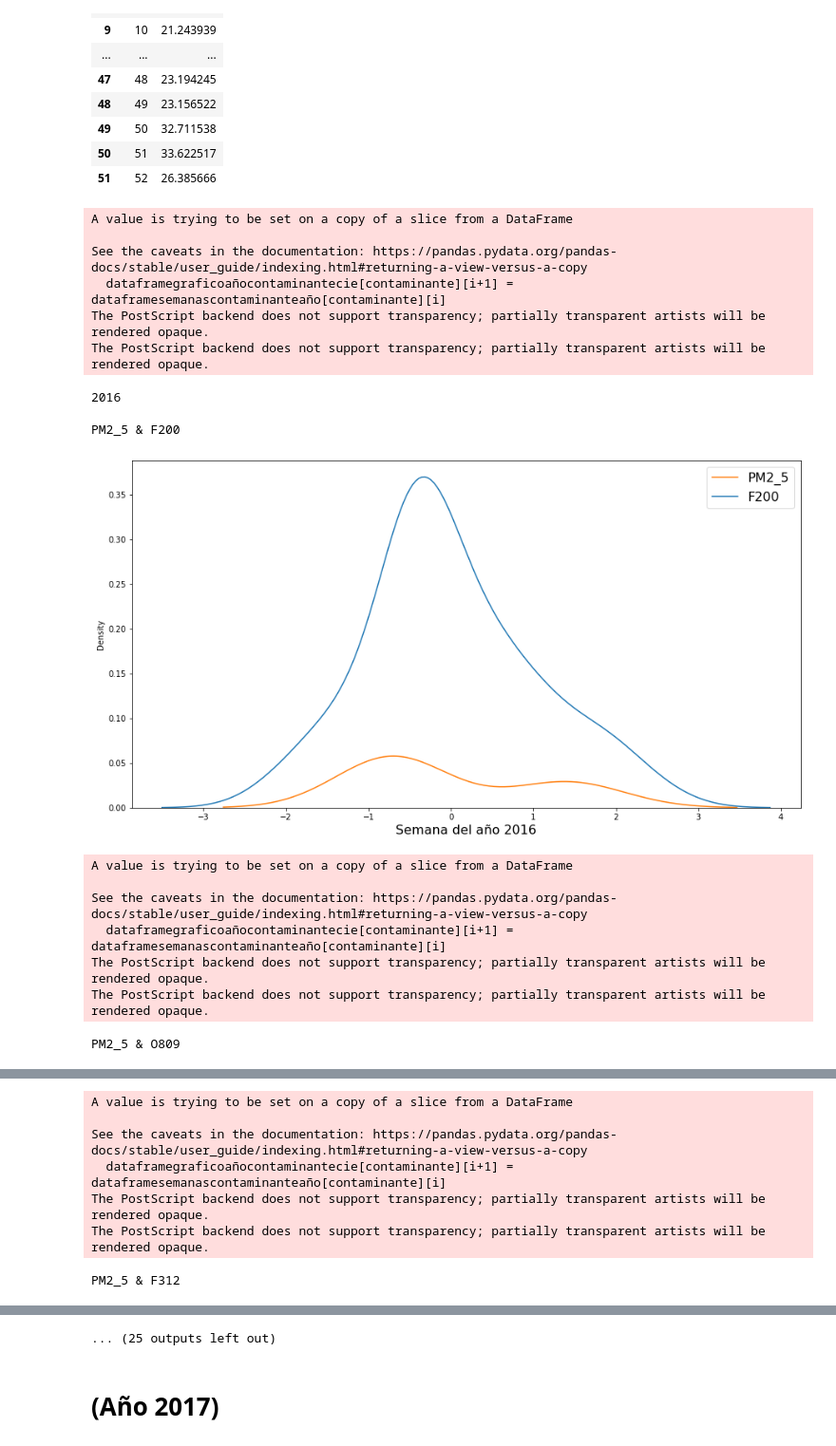
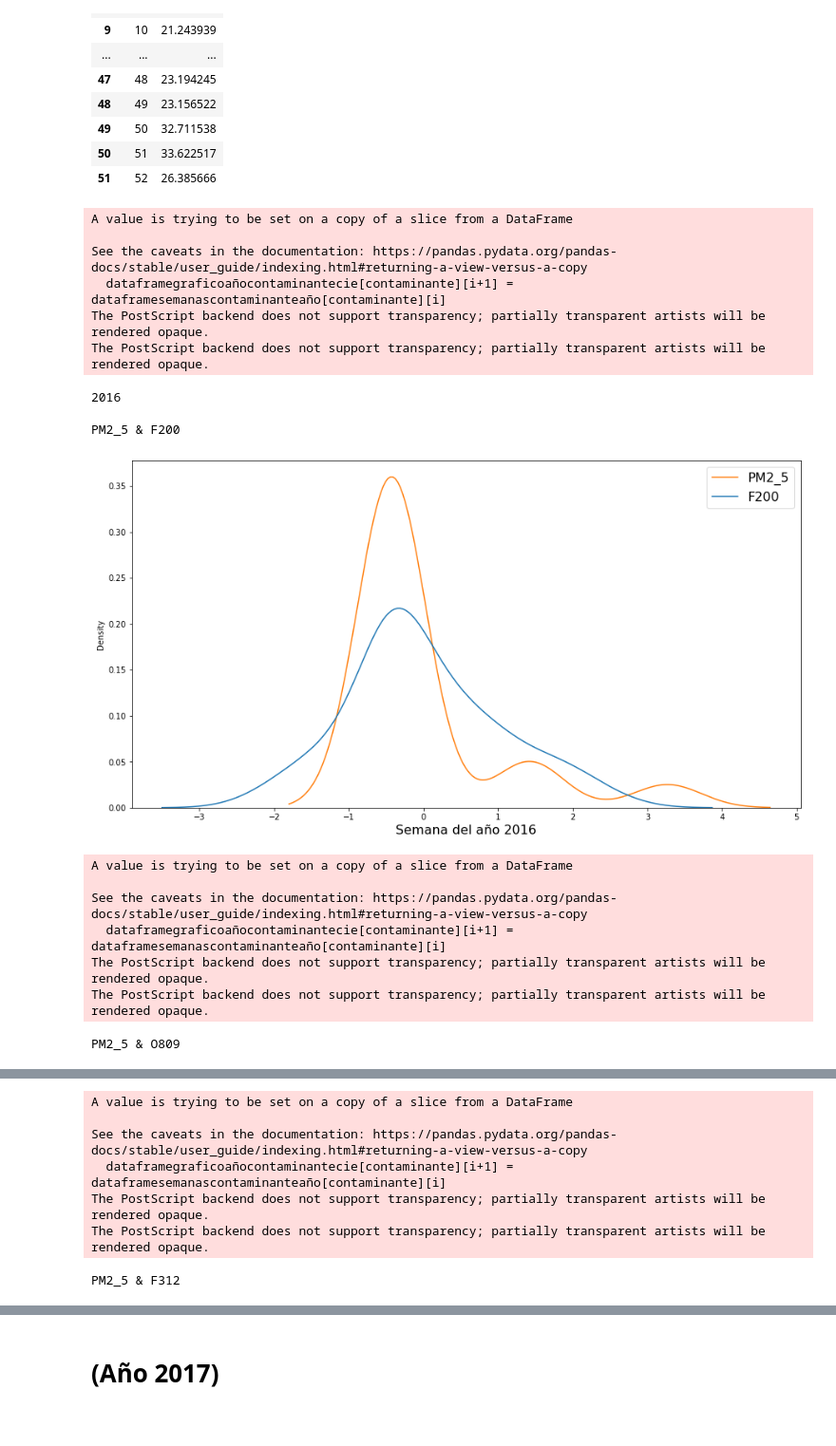
Before and after one commit to selenebpradop/relaciones-contaminantes-salud, a Jupyter notebook: Jupyter/series_PM2_5_egresos.ipynb, the cells around one changed output, grey strips where cells are left out. Shown at 95% size. Drawn from its saved outputs; the diff is of its cells as text; code cells hidden in the pictures.

```diff
--- a/Jupyter/series_PM2_5_egresos.ipynb
+++ b/Jupyter/series_PM2_5_egresos.ipynb
@@ -861,34 +861,35 @@ for name in diagnosticosaño.index:
         else:
             nameg =  letras[cont]
             ciesagrupadas = dataframeegresosaño.loc[dataframeegresosaño['DIAG_INI'].str.startswith(nameg)]
             ciesagrupadas = ciesagrupadas['sem'].value_counts()
             dataframegraficoañocontaminantecie[nameg] = ciesagrupadas
             for i in range (n):
                 dataframegraficoañocontaminantecie[contaminante][i+1] = dataframesemanascontaminanteaño[contaminante][i]
             col_names = [contaminante, nameg]
+        dataframegraficoañocontaminantecie = dataframegraficoañocontaminantecie.fillna(0)
         df_s = s_scaler.fit_transform(dataframegraficoañocontaminantecie)
         df_s = pd.DataFrame(df_s, columns=col_names)
         fig, ax = plt.subplots(ncols=1, figsize=(15, 8))
         print('\n' + col_names[0] + ' & ' + col_names[1])
         # ax.set_title('Contaminante ' + col_names[0] + ' & CIE ' + col_names[1])
         ax.set_xlabel('Semana del año ' + año, fontsize=16)
         sns.kdeplot(data=df_s)
         plt.legend(labels=col_names, fontsize = 16)
         plt.savefig(contaminante + '/' + col_names[0] + '&' + col_names[1] + '_' + año + '.eps', format='eps')
         plt.savefig(contaminante + '/' + col_names[0] + '&' + col_names[1] + '_' + año + '.jpg', format='jpg')
         plt.show()
     cont = cont+1
 # %% [output]
 A value is trying to be set on a copy of a slice from a DataFrame
 
 See the caveats in the documentation: https://pandas.pydata.org/pandas-docs/stable/user_guide/indexing.html#returning-a-view-versus-a-copy
   dataframegraficoañocontaminantecie[contaminante][i+1] = dataframesemanascontaminanteaño[contaminante][i]
 The PostScript backend does not support transparency; partially transparent artists will be rendered opaque.
 The PostScript backend does not support transparency; partially transparent artists will be rendered opaque.
 2016
 
 PM2_5 & F200
-[figure, old version]
+[figure, new version]
 A value is trying to be set on a copy of a slice from a DataFrame
 
 See the caveats in the documentation: https://pandas.pydata.org/pandas-docs/stable/user_guide/indexing.html#returning-a-view-versus-a-copy
@@ -915,4 +918,3 @@ The PostScript backend does not support transparency; partially transparent arti
-... (25 outputs left out)
 # %% [markdown]
 # (Año 2017)
 # %%
```
Also changed, not shown: parts of 5 cells of this notebook, 3 other files.
